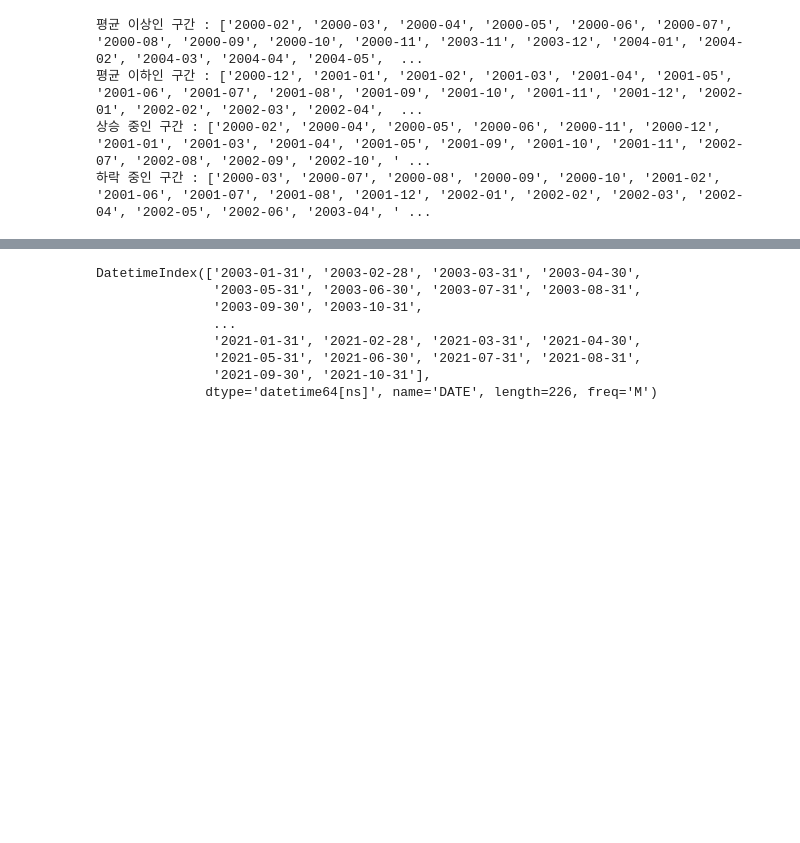
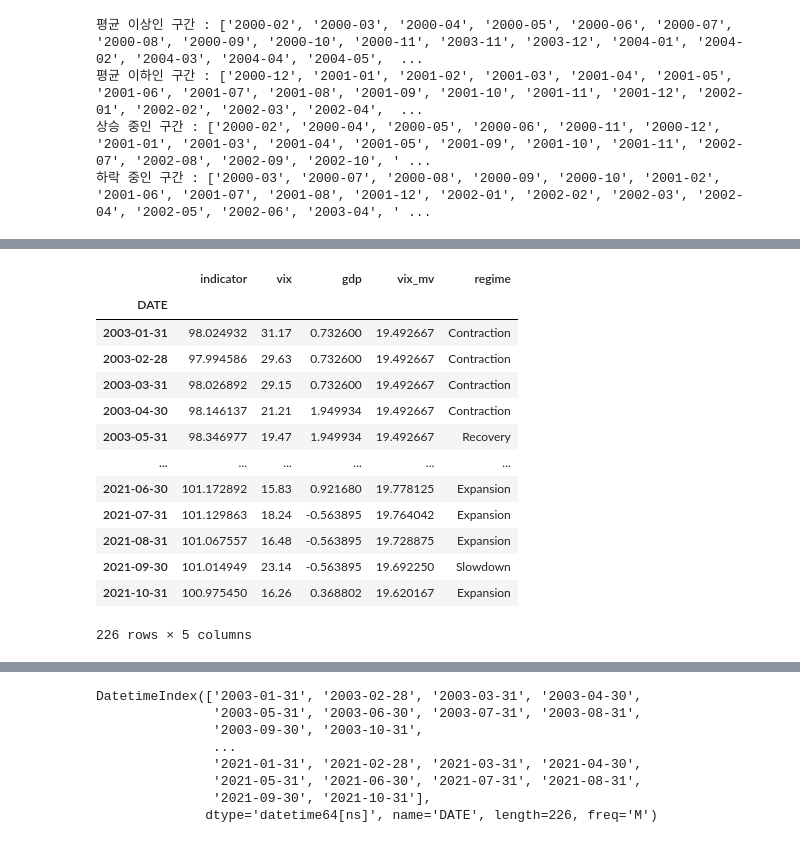
Before and after one commit to FELAB-KHU/S-PQuantTeam03, a Jupyter notebook: regime_re_지영_1121.ipynb, the cells around one changed output, grey strips where cells are left out. Cells and saved outputs as stored; diff of their text form; code cells hidden in the pictures; blank space fills up the shorter version.

```diff
--- a/regime_re_지영_1121.ipynb
+++ b/regime_re_지영_1121.ipynb
@@ -40,22 +66,22 @@ table
 # %%
-# VIX
+# VIX 01
 
 # 데이터 불러오기
-data = web.DataReader('VIXCLS', 'fred', start='1999-01-01', end='2022-12-31')
-data = data.ffill()
+new_data = web.DataReader('VIXCLS', 'fred', start='1999-01-01', end='2022-12-31')
+new_data = new_data.ffill()
 
 # 이동평균 계산
-data['MA_240'] = data['VIXCLS'].rolling(window=240).mean()
-data['Trend'] = '상승'
-data.loc[data['VIXCLS'] < data['MA_240'], 'Trend'] = '하락'
+new_data['MA_240'] = new_data['VIXCLS'].rolling(window=240).mean()
+new_data['Trend'] = '상승'
+new_data.loc[new_data['VIXCLS'] < new_data['MA_240'], 'Trend'] = '하락'
 
 # 월별 데이터로 리샘플링 및 마지막 날짜 선택
-data = data.resample('M').last()['2000-01-31':]
+new_data = new_data.resample('M').last()['2000-01-31':]
 
 # 상승 및 하락에 따라 데이터 분리
-df_up = data[data['Trend'] == '상승'].index
-df_down = data[data['Trend'] == '하락'].index
+df_up = new_data[new_data['Trend'] == '상승'].index
+df_down = new_data[new_data['Trend'] == '하락'].index
 
 # 리스트
-df_up = (data[data['Trend'] == '상승'].index + pd.DateOffset(months=1)).strftime('%Y-%m').tolist()
-df_down = (data[data['Trend'] == '하락'].index + pd.DateOffset(months=1)).strftime('%Y-%m').tolist()
+df_up = (new_data[new_data['Trend'] == '상승'].index + pd.DateOffset(months=1)).strftime('%Y-%m').tolist()
+df_down = (new_data[new_data['Trend'] == '하락'].index + pd.DateOffset(months=1)).strftime('%Y-%m').tolist()
@@ -112,0 +158,28 @@ for i in all_period:
+# %%
+# regime 정의 02
+conditions = [
+    (data['indicator'] < indicator_mean) & (data['vix'] < data['vix_mv']),
+    (data['indicator'] >= indicator_mean) & (data['vix'] < data['vix_mv']),
+    (data['indicator'] >= indicator_mean) & (data['vix'] >= data['vix_mv']),
+    (data['indicator'] < indicator_mean) & (data['vix'] >= data['vix_mv'])
+]
+
+choices = ['Recovery', 'Expansion', 'Slowdown', 'Contraction']
+data['regime'] = np.select(conditions, choices)
+
+data
+# %% [output]
+|  | indicator | vix | gdp | vix_mv | regime |
+| DATE |  |  |  |  |  |
+| 2003-01-31 | 98.024932 | 31.17 | 0.732600 | 19.492667 | Contraction |
+| 2003-02-28 | 97.994586 | 29.63 | 0.732600 | 19.492667 | Contraction |
+| 2003-03-31 | 98.026892 | 29.15 | 0.732600 | 19.492667 | Contraction |
+| 2003-04-30 | 98.146137 | 21.21 | 1.949934 | 19.492667 | Contraction |
+| 2003-05-31 | 98.346977 | 19.47 | 1.949934 | 19.492667 | Recovery |
+| ... | ... | ... | ... | ... | ... |
+| 2021-06-30 | 101.172892 | 15.83 | 0.921680 | 19.778125 | Expansion |
+| 2021-07-31 | 101.129863 | 18.24 | -0.563895 | 19.764042 | Expansion |
+| 2021-08-31 | 101.067557 | 16.48 | -0.563895 | 19.728875 | Expansion |
+| 2021-09-30 | 101.014949 | 23.14 | -0.563895 | 19.692250 | Slowdown |
+| 2021-10-31 | 100.975450 | 16.26 | 0.368802 | 19.620167 | Expansion |
+226 rows × 5 columns
```
Also changed, not shown: parts of 16 cells of this notebook, 2 other files.
